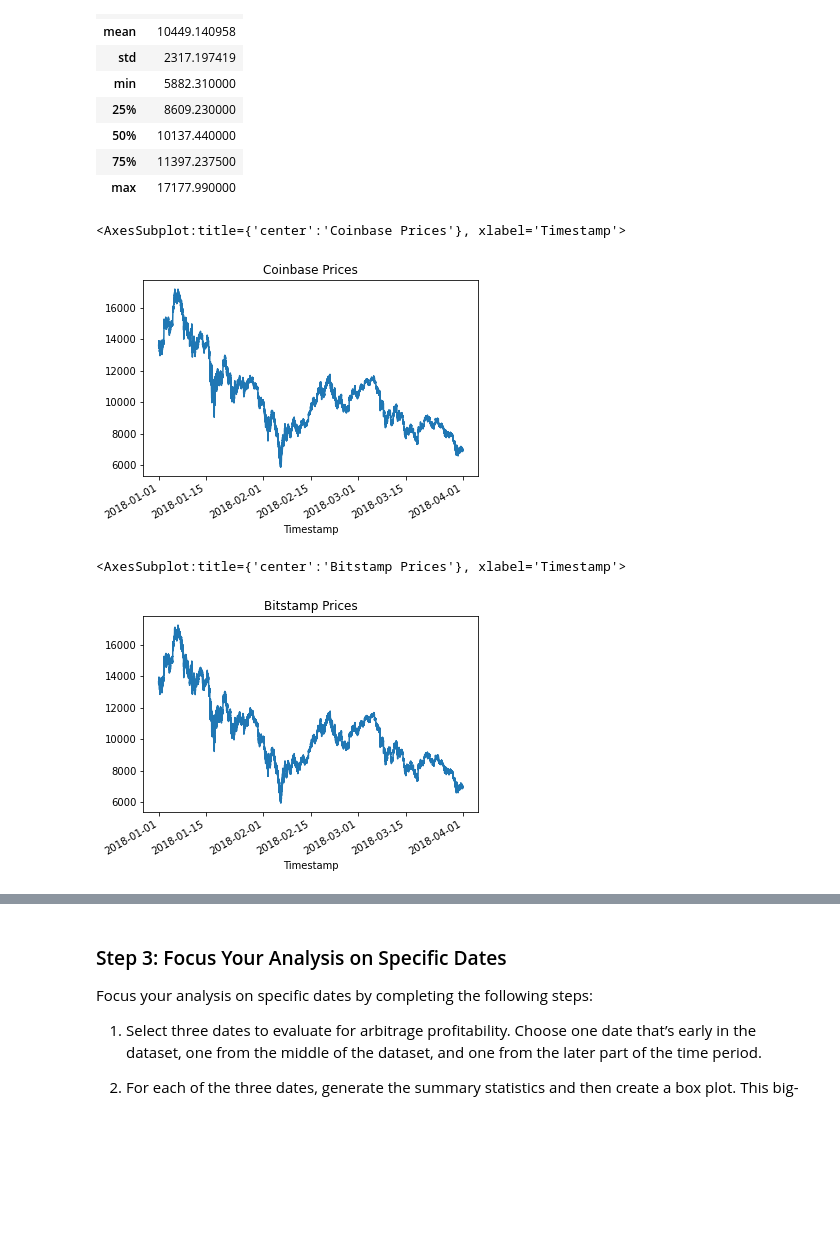
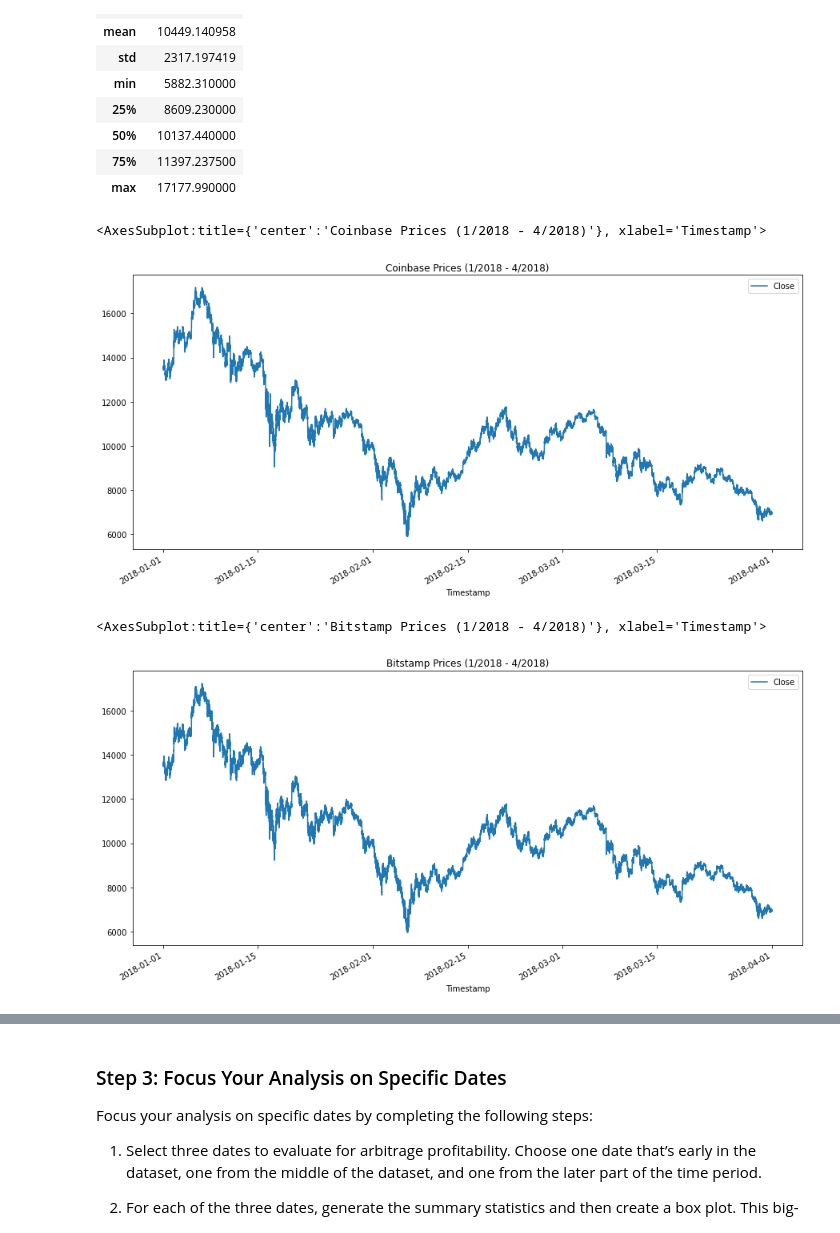
Before and after one commit to briggslalor/Challenge_3, a Jupyter notebook: crypto_arbitrage.ipynb, the cells around one changed output, grey strips where cells are left out. Drawn from its saved outputs; the diff is of its cells as text; code cells hidden in the pictures; blank space fills up the shorter version.

Commit message:
Commit contating the completed code up through Step 2 of the Data Analysis: Summary Statistics and Visualization

```diff
--- a/crypto_arbitrage.ipynb
+++ b/crypto_arbitrage.ipynb
@@ -181,10 +181,12 @@ bitstamp_sliced = # YOUR CODE HERE
 | 2018-01-01 00:04:00 | 13620.00 |
 # %%
 # Use loc or iloc to select `Timestamp (the index)` and `Close` from coinbase DataFrame
-coinbase_sliced = # YOUR CODE HERE
+coinbase_sliced = coinbase.loc[:, ['Close']]
+bitstamp_sliced = bitstamp.loc[:, ['Close']]
 
 # Review the first five rows of the DataFrame
-# YOUR CODE HERE
+coinbase_sliced.head()
+bitstamp_sliced.head()
 # %% [output]
 |  | Close |
 | Timestamp |  |
@@ -234,17 +236,17 @@ Sort through the time series data associated with the bitstamp and coinbase Data
 # %%
 # Create a line plot for the bitstamp DataFrame for the full length of time in the dataset
 # Be sure that the figure size, title, and color are tailored to each visualization
-# YOUR CODE HERE
+coinbase_sliced.plot(figsize = (15,7), title = 'Coinbase Prices (1/2018 - 4/2018)')
 # %% [output]
-<AxesSubplot:title={'center':'Coinbase Prices'}, xlabel='Timestamp'>
+<AxesSubplot:title={'center':'Coinbase Prices (1/2018 - 4/2018)'}, xlabel='Timestamp'>
-[figure, old version]
+[figure, new version]
 # %%
 # Create a line plot for the coinbase DataFrame for the full length of time in the dataset
 # Be sure that the figure size, title, and color are tailored to each visualization
-# YOUR CODE HERE
+bitstamp_sliced.plot(figsize = (15,7), title = 'Bitstamp Prices (1/2018 - 4/2018)')
 # %% [output]
-<AxesSubplot:title={'center':'Bitstamp Prices'}, xlabel='Timestamp'>
+<AxesSubplot:title={'center':'Bitstamp Prices (1/2018 - 4/2018)'}, xlabel='Timestamp'>
-[figure, old version]
+[figure, new version]
 # %%
 # Overlay the visualizations for the bitstamp and coinbase DataFrames in one plot
 # The plot should visualize the prices over the full lenth of the dataset
```
Also changed, not shown: parts of 7 cells of this notebook.
